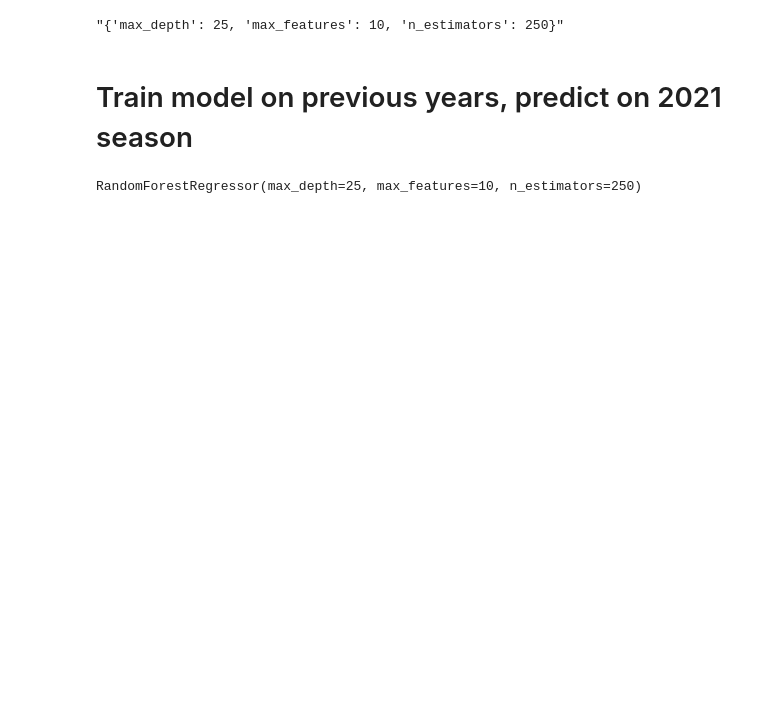
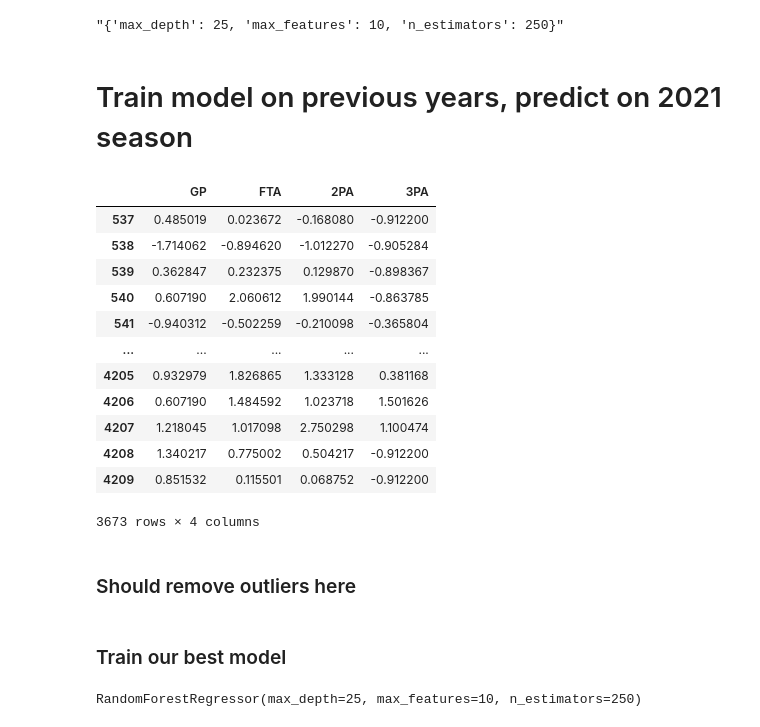
Before and after one commit to davekacz/NBA_Salary_Prediction, a Jupyter notebook: review_results.ipynb, the cells around one changed output. Drawn from its saved outputs; the diff is of its cells as text; code cells hidden in the pictures; blank space fills up the shorter version.

```diff
--- a/review_results.ipynb
+++ b/review_results.ipynb
@@ -102,3 +113,21 @@ y_train = df['Salary_BoxCox'][df['Year'] != 2021]
 
 X_test = X_with_year[X_with_year['Year'] == 2021].drop('Year', axis = 1)
 y_test = df['Salary_BoxCox'][df['Year'] == 2021]
+# %%
+X_train[cols_to_scale]
+# %% [output]
+|  | GP | FTA | 2PA | 3PA |
+| 537 | 0.485019 | 0.023672 | -0.168080 | -0.912200 |
+| 538 | -1.714062 | -0.894620 | -1.012270 | -0.905284 |
+| 539 | 0.362847 | 0.232375 | 0.129870 | -0.898367 |
+| 540 | 0.607190 | 2.060612 | 1.990144 | -0.863785 |
+| 541 | -0.940312 | -0.502259 | -0.210098 | -0.365804 |
+| ... | ... | ... | ... | ... |
+| 4205 | 0.932979 | 1.826865 | 1.333128 | 0.381168 |
+| 4206 | 0.607190 | 1.484592 | 1.023718 | 1.501626 |
+| 4207 | 1.218045 | 1.017098 | 2.750298 | 1.100474 |
+| 4208 | 1.340217 | 0.775002 | 0.504217 | -0.912200 |
+| 4209 | 0.851532 | 0.115501 | 0.068752 | -0.912200 |
+3673 rows × 4 columns
+# %% [markdown]
+### Should remove outliers here
@@ -105,3 +136,5 @@ y_test = df['Salary_BoxCox'][df['Year'] == 2021]
+# %% [markdown]
+### Train our best model
 # %%
 from sklearn.ensemble import RandomForestRegressor
 
```
Also changed, not shown: parts of 10 cells of this notebook, 14 other files.
